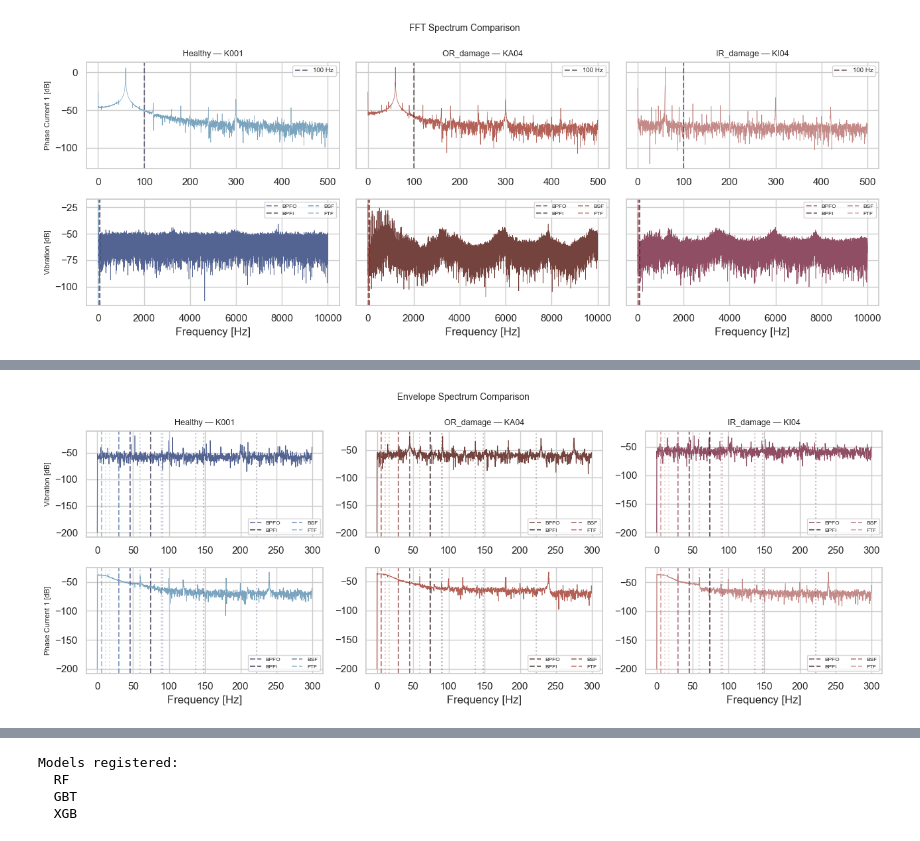
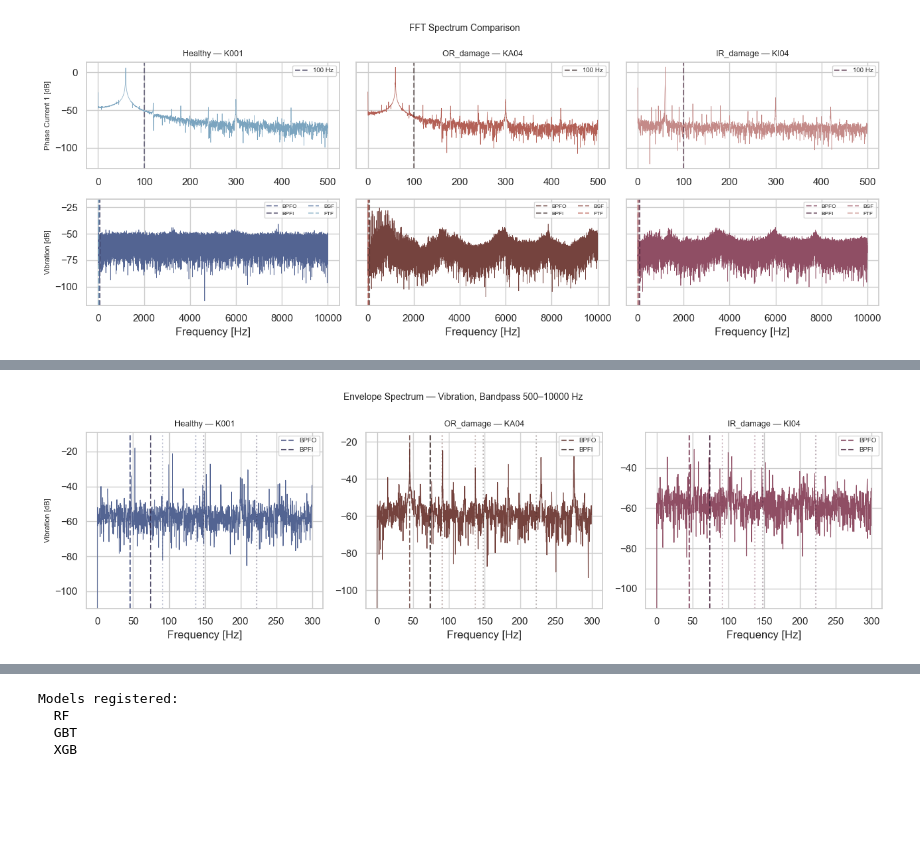
Before and after one commit to Dingding1996/bearing-fault-diagnosis, a Jupyter notebook: BearingFault_Training.ipynb, the cells around one changed output, grey strips where cells are left out. Drawn from its saved outputs; the diff is of its cells as text; code cells hidden in the pictures; blank space fills up the shorter version.

```diff
--- a/BearingFault_Training.ipynb
+++ b/BearingFault_Training.ipynb
@@ -696,11 +688,9 @@ Characteristic frequencies:
 # --- 3h-ii. Load inner race damaged bearing example (KI04) ---
 # KI04 is a real fatigue-induced inner race damage bearing — used as the IR_damage
 # reference signal in all five DSP comparison plots that follow.
-_ir_pattern = (
-    str(mat_dir / 'KI04' / f'*{SETTING_FILTER}*.mat')
-    if SETTING_FILTER
-    else str(mat_dir / 'KI04' / '*.mat')
-)
+# Match the same operating condition as the healthy reference signal (sig)
+_setting_to_match = SETTING_FILTER or sig.setting
+_ir_pattern = str(mat_dir / 'KI04' / f'*{_setting_to_match}*.mat')
 _ir_files = glob.glob(_ir_pattern)
 if not _ir_files:
     raise FileNotFoundError(
@@ -739,11 +729,10 @@ _t_ms   = sig.time_64k[:_n_show] * 1000   # ms
 
 _rows = [
     (sig.phase_current_1, sig_dmg.phase_current_1, sig_ir.phase_current_1, "Current 1 [A]", C1, D1, I1),
-    (sig.phase_current_2, sig_dmg.phase_current_2, sig_ir.phase_current_2, "Current 2 [A]", C2, D2, I2),
-    (sig.vibration,       sig_dmg.vibration,       sig_ir.vibration,       "Vibration [g]", C3, D3, I3),
+    (sig.vibration,       sig_dmg.vibration,       sig_ir.vibration,       "Vibration [g]", C2, D2, I2),
 ]
 
-fig, axes = plt.subplots(3, 3, figsize=(13, 6.5), sharex=True)
+fig, axes = plt.subplots(2, 3, figsize=(13, 5), sharex=True)
 axes[0, 0].set_title(f"Healthy — {sig.bearing_code} ({sig.setting})", fontsize=9)
 axes[0, 1].set_title(f"OR_damage — {sig_dmg.bearing_code} ({sig_dmg.label_name})", fontsize=9)
 axes[0, 2].set_title(f"IR_damage — {sig_ir.bearing_code} ({sig_ir.label_name})", fontsize=9)
@@ -755,7 +744,7 @@ for row, (h_sig, d_sig, i_sig, ylabel, h_col, d_col, i_col) in enumerate(_rows):
     axes[row, 0].set_ylabel(ylabel, fontsize=8)
 
 for col in range(3):
-    axes[2, col].set_xlabel("Time [ms]")
+    axes[1, col].set_xlabel("Time [ms]")
 
 fig.suptitle("Time-Domain Signals Comparison", fontsize=10)
 plt.tight_layout()
@@ -937,45 +961,50 @@ _vib_i_filt, _env_i = _bandpass_envelope(sig_ir.vibration[:_n_show],  _fs, ENVEL
 # %%
 # --- 3g-iv. Envelope Spectrum Comparison (Healthy / OR_damage / IR_damage) ---
 # Envelope peaks at BPFO/BPFI harmonics are the primary discriminator between
 # outer-race and inner-race faults — this plot makes that difference explicit.
-_efv_h, _esv_h = env_freqs_vib, env_spec_vib   # healthy vibration (from sec3-envelope)
-_efv_d, _esv_d = envelope_analysis(sig_dmg.vibration,       sig_dmg.fs, band=ENVELOPE_BAND)
-_efv_i, _esv_i = envelope_analysis(sig_ir.vibration,        sig_ir.fs,  band=ENVELOPE_BAND)
-_efc_h, _esc_h = envelope_analysis(sig.phase_current_1,     sig.fs,     band=ENVELOPE_CURRENT_BAND)
-_efc_d, _esc_d = envelope_analysis(sig_dmg.phase_current_1, sig_dmg.fs, band=ENVELOPE_CURRENT_BAND)
-_efc_i, _esc_i = envelope_analysis(sig_ir.phase_current_1,  sig_ir.fs,  band=ENVELOPE_CURRENT_BAND)
+# Current-channel envelope analysis is omitted: feature-importance ranking showed
+# all c1_env_* / c2_env_* features fell below the median threshold and were
+# removed by SelectFromModel (vibration envelope features dominate).
+# Use the full signal (not the short display window) for 0.25 Hz frequency resolution
+# — needed to resolve BPFO (~76 Hz) and BPFI (~124 Hz) as sharp peaks.
+_efv_h, _esv_h = envelope_analysis(sig.vibration,     sig.fs,     band=ENVELOPE_BAND)
+_efv_d, _esv_d = envelope_analysis(sig_dmg.vibration, sig_dmg.fs, band=ENVELOPE_BAND)
+_efv_i, _esv_i = envelope_analysis(sig_ir.vibration,  sig_ir.fs,  band=ENVELOPE_BAND)
 
 def _env_axes(ax, freqs, spec, cf_dict, fc_dict, color):
     mask = freqs <= ENVELOPE_MAX_HZ
     ax.plot(freqs[mask], 20 * np.log10(spec[mask] + 1e-10), lw=0.8, color=color)
     for name, f in cf_dict.items():
+        if name not in ('BPFO', 'BPFI'):   # only show the two race-fault frequencies
+            continue
         if name in fc_dict and f <= ENVELOPE_MAX_HZ:
-            ax.axvline(x=f, color=fc_dict[name], ls='--', alpha=0.7, label=name)
+            ax.axvline(x=f, color=fc_dict[name], ls='--', alpha=0.8, label=name)
             for h in [2, 3]:
                 if f * h <= ENVELOPE_MAX_HZ:
-                    ax.axvline(x=f * h, color=fc_dict[name], ls=':', alpha=0.3)
-    ax.legend(fontsize=6, ncol=2)
+                    ax.axvline(x=f * h, color=fc_dict[name], ls=':', alpha=0.35)
+    ax.legend(fontsize=7)
+    ax.set_ylim(bottom=-110)   # clip numerical noise floor (log10(1e-10)=-200 dB)
 
-fig, axes = plt.subplots(2, 3, figsize=(13, 5))
-axes[0, 0].set_title(f"Healthy — {sig.bearing_code}", fontsize=9)
-axes[0, 1].set_title(f"OR_damage — {sig_dmg.bearing_code}", fontsize=9)
-axes[0, 2].set_title(f"IR_damage — {sig_ir.bearing_code}", fontsize=9)
+fig, axes = plt.subplots(1, 3, figsize=(13, 4))
+axes[0].set_title(f"Healthy — {sig.bearing_code}",        fontsize=9)
+axes[1].set_title(f"OR_damage — {sig_dmg.bearing_code}",  fontsize=9)
+axes[2].set_title(f"IR_damage — {sig_ir.bearing_code}",   fontsize=9)
 
-_env_axes(axes[0, 0], _efv_h, _esv_h, char_freqs,    FAULT_COLORS,    C2)
-_env_axes(axes[0, 1], _efv_d, _esv_d, char_freqs_dmg, FAULT_COLORS_DMG, D2)
-_env_axes(axes[0, 2], _efv_i, _esv_i, char_freqs_ir,  FAULT_COLORS_IR,  I2)
-_env_axes(axes[1, 0], _efc_h, _esc_h, char_freqs,    FAULT_COLORS,    C1)
-_env_axes(axes[1, 1], _efc_d, _esc_d, char_freqs_dmg, FAULT_COLORS_DMG, D1)
-_env_axes(axes[1, 2], _efc_i, _esc_i, char_freqs_ir,  FAULT_COLORS_IR,  I1)
+_env_axes(axes[0], _efv_h, _esv_h, char_freqs,     FAULT_COLORS,     C2)
+_env_axes(axes[1], _efv_d, _esv_d, char_freqs_dmg,  FAULT_COLORS_DMG, D2)
+_env_axes(axes[2], _efv_i, _esv_i, char_freqs_ir,   FAULT_COLORS_IR,  I2)
 
-axes[0, 0].set_ylabel("Vibration [dB]",       fontsize=8)
-axes[1, 0].set_ylabel("Phase Current 1 [dB]", fontsize=8)
+axes[0].set_ylabel("Vibration [dB]", fontsize=8)
 for col in range(3):
-    axes[1, col].set_xlabel("Frequency [Hz]")
+    axes[col].set_xlabel("Frequency [Hz]")
 
-fig.suptitle("Envelope Spectrum Comparison", fontsize=10)
+fig.suptitle(
+    f"Envelope Spectrum — Vibration, "
+    f"Bandpass {ENVELOPE_BAND[0]}\u2013{ENVELOPE_BAND[1]} Hz",
+    fontsize=10,
+)
 plt.tight_layout()
 plt.savefig(PLOTS_DIR / "04_envelope_comparison.png", dpi=150, bbox_inches="tight")
 plt.show()
 # %% [output]
-[figure, old version]
+[figure, new version]
```
Also changed, not shown: parts of 48 cells of this notebook, 4 other files.
